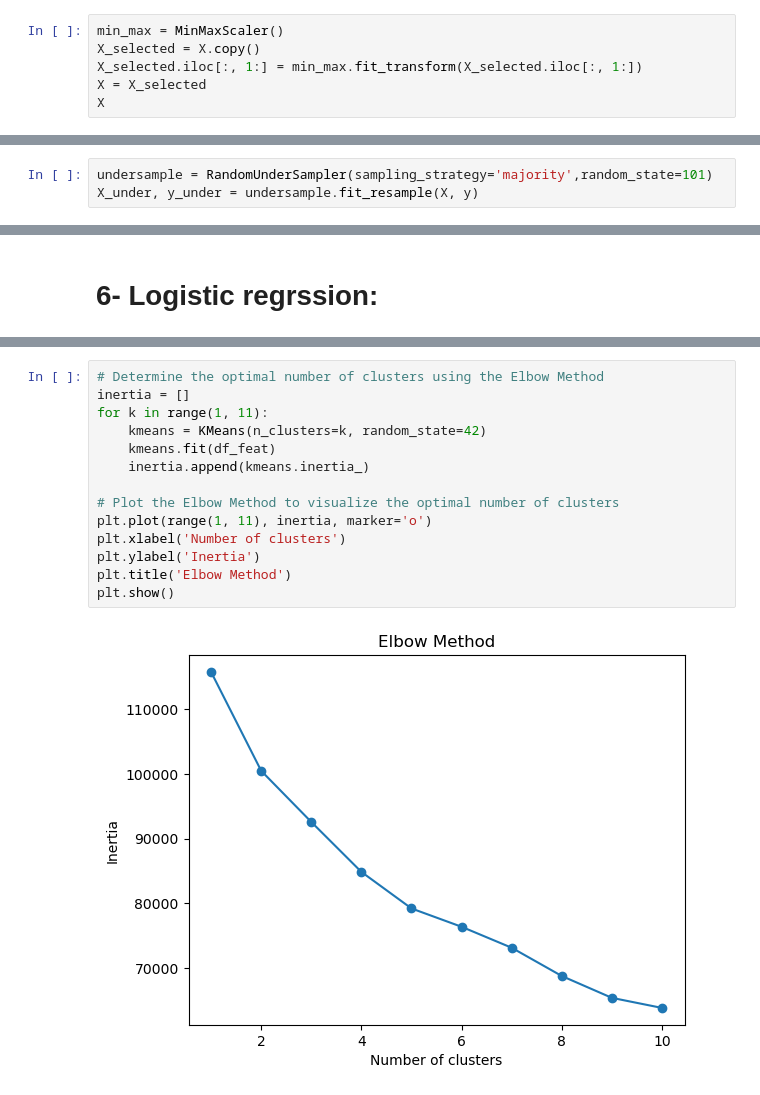
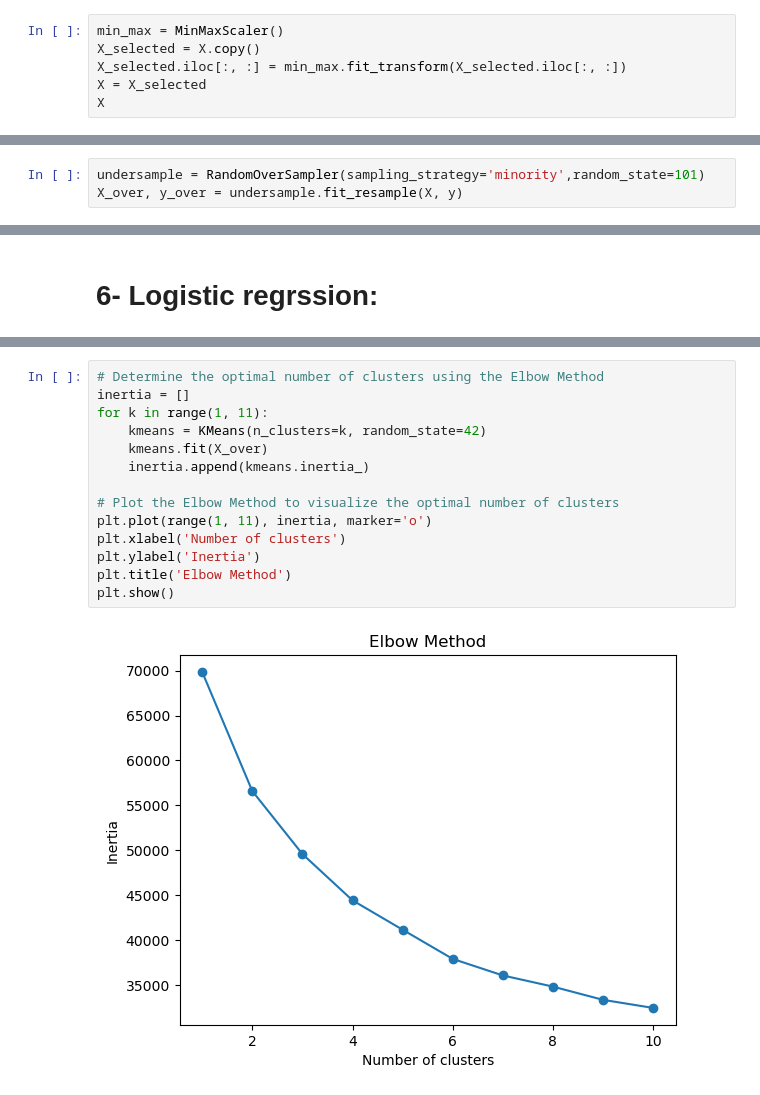
Before and after one commit to Ahmed8042/DataScience, a Jupyter notebook: Bank Marketing.ipynb, the cells around one changed output, grey strips where cells are left out. Drawn from its saved outputs; the diff is of its cells as text.

```diff
--- a/Bank Marketing.ipynb
+++ b/Bank Marketing.ipynb
@@ -371,7 +373,7 @@ Name: Y, Length: 30488, dtype: object
 # %%
 min_max = MinMaxScaler()
 X_selected = X.copy()
-X_selected.iloc[:, 1:] = min_max.fit_transform(X_selected.iloc[:, 1:])
+X_selected.iloc[:, :] = min_max.fit_transform(X_selected.iloc[:, :])
 X = X_selected
 X
 # %% [output]
@@ -418,5 +420,5 @@ df.duplicated().values.any()
 # %% [output]
 False
 # %%
-undersample = RandomUnderSampler(sampling_strategy='majority',random_state=101)
-X_under, y_under = undersample.fit_resample(X, y)
+undersample = RandomOverSampler(sampling_strategy='minority',random_state=101)
+X_over, y_over = undersample.fit_resample(X, y)
@@ -845,16 +709,16 @@ plt.savefig('ConfusionMatrix.png')
 # %%
 # Determine the optimal number of clusters using the Elbow Method
 inertia = []
 for k in range(1, 11):
     kmeans = KMeans(n_clusters=k, random_state=42)
-    kmeans.fit(df_feat)
+    kmeans.fit(X_over)
     inertia.append(kmeans.inertia_)
 
 # Plot the Elbow Method to visualize the optimal number of clusters
 plt.plot(range(1, 11), inertia, marker='o')
 plt.xlabel('Number of clusters')
 plt.ylabel('Inertia')
 plt.title('Elbow Method')
 plt.show()
 # %% [output]
-[figure, old version]
+[figure, new version]
```
Also changed, not shown: parts of 55 cells of this notebook.
